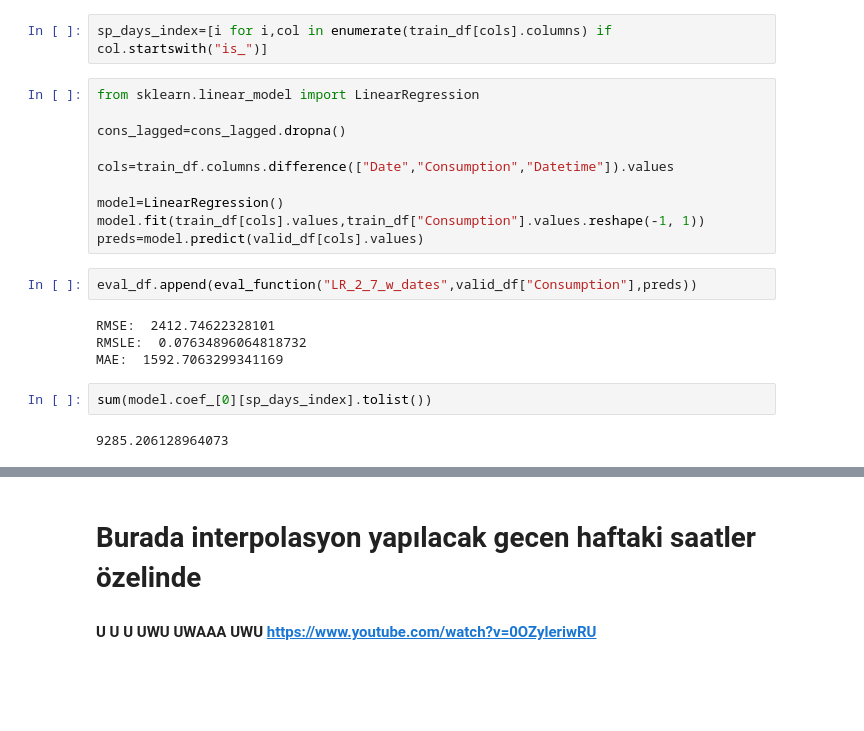
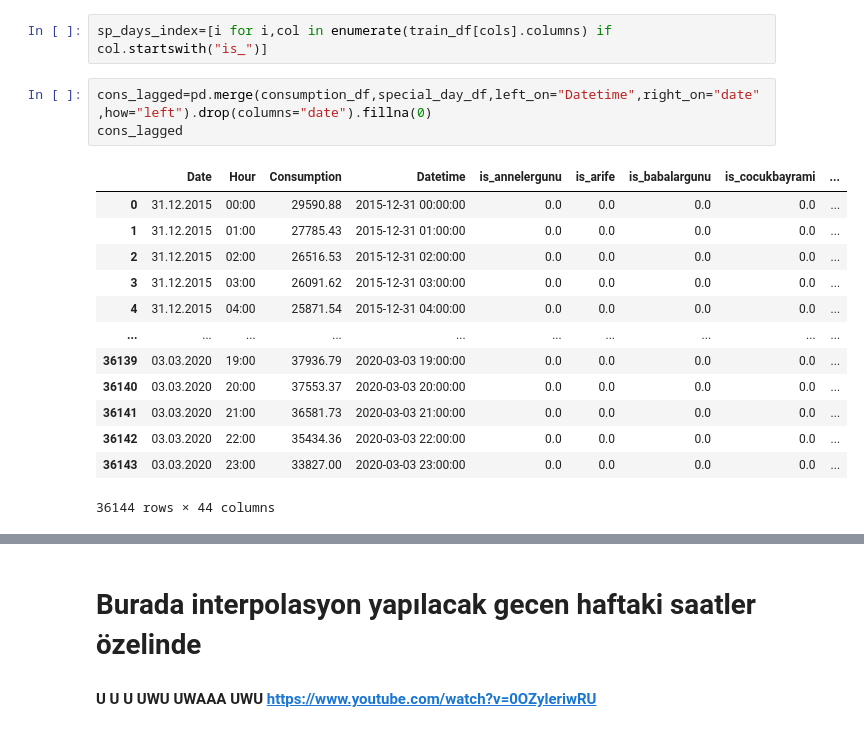
Before and after one commit to yakaralar/IE492, a Jupyter notebook: promotion_day_exclusion.ipynb, the cells around one changed output, grey strips where cells are left out. Saved outputs shown, nothing was run; the diff lists cells and outputs as text; blank space fills up the shorter version.

```diff
--- a/promotion_day_exclusion.ipynb
+++ b/promotion_day_exclusion.ipynb
@@ -218,22 +213,19 @@ valid_df=cons_lagged.loc[cons_lagged["Datetime"]>pd.to_datetime("2019-03-03 23:0
 # %%
 sp_days_index=[i for i,col in enumerate(train_df[cols].columns) if col.startswith("is_")]
-# %%
-from sklearn.linear_model import LinearRegression
-
-cons_lagged=cons_lagged.dropna()
-
-cols=train_df.columns.difference(["Date","Consumption","Datetime"]).values
-
-model=LinearRegression()
-model.fit(train_df[cols].values,train_df["Consumption"].values.reshape(-1, 1))
-preds=model.predict(valid_df[cols].values)
-# %%
-eval_df.append(eval_function("LR_2_7_w_dates",valid_df["Consumption"],preds))
-# %% [output]
-RMSE:  2412.74622328101
-RMSLE:  0.07634896064818732
-MAE:  1592.7063299341169
-# %%
-sum(model.coef_[0][sp_days_index].tolist())
-# %% [output]
-9285.206128964073
+# %%
+cons_lagged=pd.merge(consumption_df,special_day_df,left_on="Datetime",right_on="date",how="left").drop(columns="date").fillna(0)
+cons_lagged
+# %% [output]
+|  | Date | Hour | Consumption | Datetime | is_annelergunu | is_arife | is_babalargunu | is_cocukbayrami | ... |
+| 0 | 31.12.2015 | 00:00 | 29590.88 | 2015-12-31 00:00:00 | 0.0 | 0.0 | 0.0 | 0.0 | ... |
+| 1 | 31.12.2015 | 01:00 | 27785.43 | 2015-12-31 01:00:00 | 0.0 | 0.0 | 0.0 | 0.0 | ... |
+| 2 | 31.12.2015 | 02:00 | 26516.53 | 2015-12-31 02:00:00 | 0.0 | 0.0 | 0.0 | 0.0 | ... |
+| 3 | 31.12.2015 | 03:00 | 26091.62 | 2015-12-31 03:00:00 | 0.0 | 0.0 | 0.0 | 0.0 | ... |
+| 4 | 31.12.2015 | 04:00 | 25871.54 | 2015-12-31 04:00:00 | 0.0 | 0.0 | 0.0 | 0.0 | ... |
+| ... | ... | ... | ... | ... | ... | ... | ... | ... | ... |
+| 36139 | 03.03.2020 | 19:00 | 37936.79 | 2020-03-03 19:00:00 | 0.0 | 0.0 | 0.0 | 0.0 | ... |
+| 36140 | 03.03.2020 | 20:00 | 37553.37 | 2020-03-03 20:00:00 | 0.0 | 0.0 | 0.0 | 0.0 | ... |
+| 36141 | 03.03.2020 | 21:00 | 36581.73 | 2020-03-03 21:00:00 | 0.0 | 0.0 | 0.0 | 0.0 | ... |
+| 36142 | 03.03.2020 | 22:00 | 35434.36 | 2020-03-03 22:00:00 | 0.0 | 0.0 | 0.0 | 0.0 | ... |
+| 36143 | 03.03.2020 | 23:00 | 33827.00 | 2020-03-03 23:00:00 | 0.0 | 0.0 | 0.0 | 0.0 | ... |
+36144 rows × 44 columns
```
Also changed, not shown: parts of 5 cells of this notebook.
